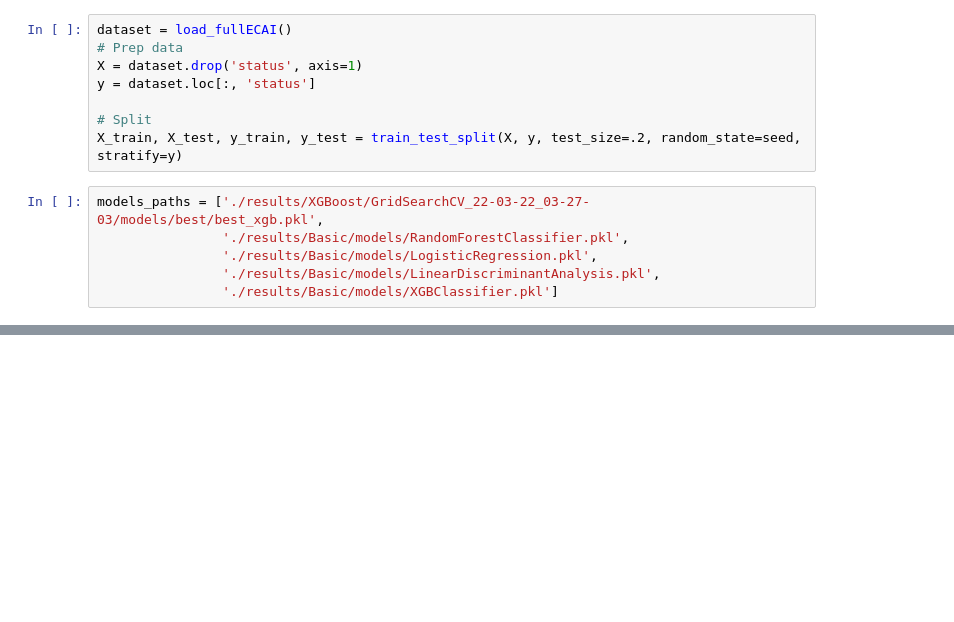
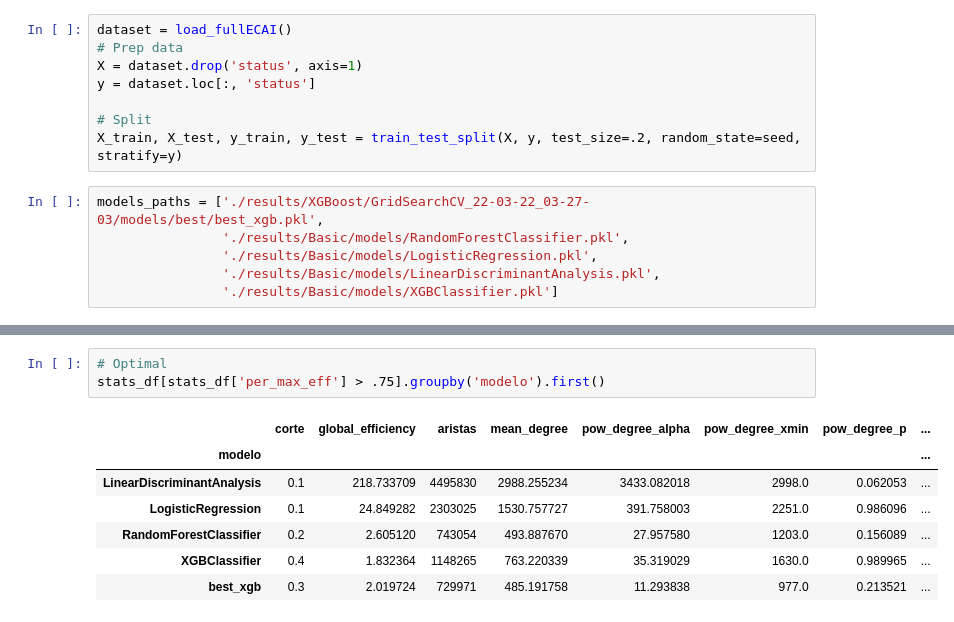
Before and after one commit to AzaelCC/Credit-Risk-Explainable-ML, a Jupyter notebook: src/GraphAnalysis_jobs/SummaryTable.ipynb, the cells around one changed output, grey strips where cells are left out. Saved outputs shown, nothing was run; the diff lists cells and outputs as text; blank space fills up the shorter version.

```diff
--- a/src/GraphAnalysis_jobs/SummaryTable.ipynb
+++ b/src/GraphAnalysis_jobs/SummaryTable.ipynb
@@ -123,0 +168,11 @@ for model in models_paths:
+# %%
+# Optimal
+stats_df[stats_df['per_max_eff'] > .75].groupby('modelo').first()
+# %% [output]
+|  | corte | global_efficiency | aristas | mean_degree | pow_degree_alpha | pow_degree_xmin | pow_degree_p | ... |
+| modelo |  |  |  |  |  |  |  | ... |
+| LinearDiscriminantAnalysis | 0.1 | 218.733709 | 4495830 | 2988.255234 | 3433.082018 | 2998.0 | 0.062053 | ... |
+| LogisticRegression | 0.1 | 24.849282 | 2303025 | 1530.757727 | 391.758003 | 2251.0 | 0.986096 | ... |
+| RandomForestClassifier | 0.2 | 2.605120 | 743054 | 493.887670 | 27.957580 | 1203.0 | 0.156089 | ... |
+| XGBClassifier | 0.4 | 1.832364 | 1148265 | 763.220339 | 35.319029 | 1630.0 | 0.989965 | ... |
+| best_xgb | 0.3 | 2.019724 | 729971 | 485.191758 | 11.293838 | 977.0 | 0.213521 | ... |
```
Also changed, not shown: parts of 9 cells of this notebook.
